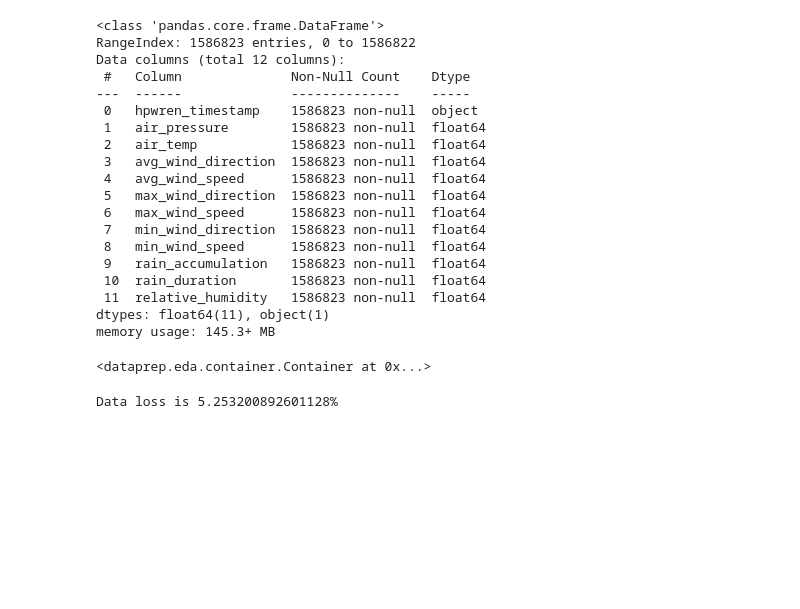
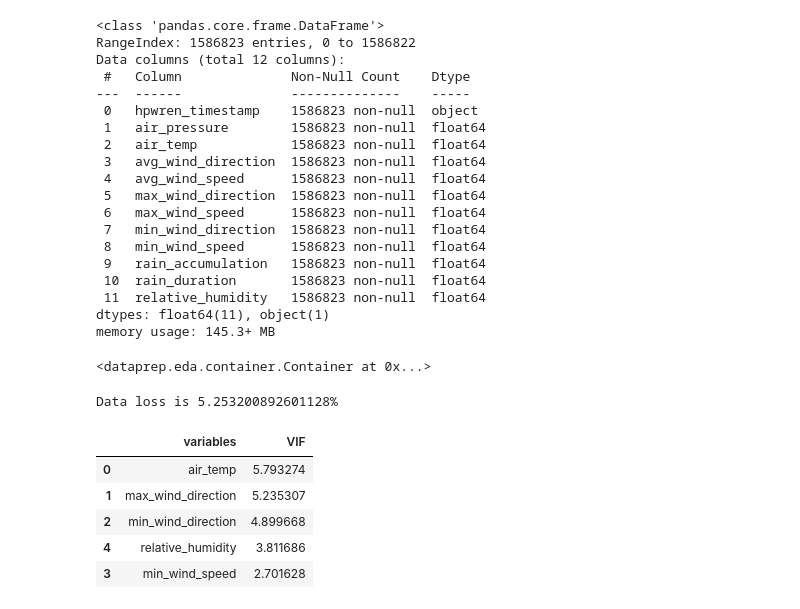
Before and after one commit to guptaShourya/Weather-Data-Clustering, a Jupyter notebook: WeatherDataClustering.ipynb, the cells around one changed output. Cells and saved outputs as stored; diff of their text form; code cells hidden in the pictures; blank space fills up the shorter version.

Commit message:
Handle Multicollinearity

```diff
--- a/WeatherDataClustering.ipynb
+++ b/WeatherDataClustering.ipynb
@@ -101,3 +100,24 @@ def handleOutliers(data):
 data = handleOutliers(data)
 # %% [output]
 Data loss is 5.253200892601128%
+# %%
+from statsmodels.stats.outliers_influence import variance_inflation_factor # to calculate VIF
+
+def calc_vif(X): #to handle multicollinearity in dataset
+
+    # Calculating VIF
+    vif = pd.DataFrame()
+    vif["variables"] = X.columns
+    vif["VIF"] = [variance_inflation_factor(X.values, i) for i in range(X.shape[1])]
+
+    return(vif.sort_values(by = 'VIF', ascending=False))
+# %%
+# handle multicollinearity
+calc_vif(data.drop(['avg_wind_speed', 'air_pressure', 'max_wind_speed', 'avg_wind_direction'], axis = 1))
+# %% [output]
+|  | variables | VIF |
+| 0 | air_temp | 5.793274 |
+| 1 | max_wind_direction | 5.235307 |
+| 2 | min_wind_direction | 4.899668 |
+| 4 | relative_humidity | 3.811686 |
+| 3 | min_wind_speed | 2.701628 |
```
Also changed, not shown: parts of 3 cells of this notebook.
